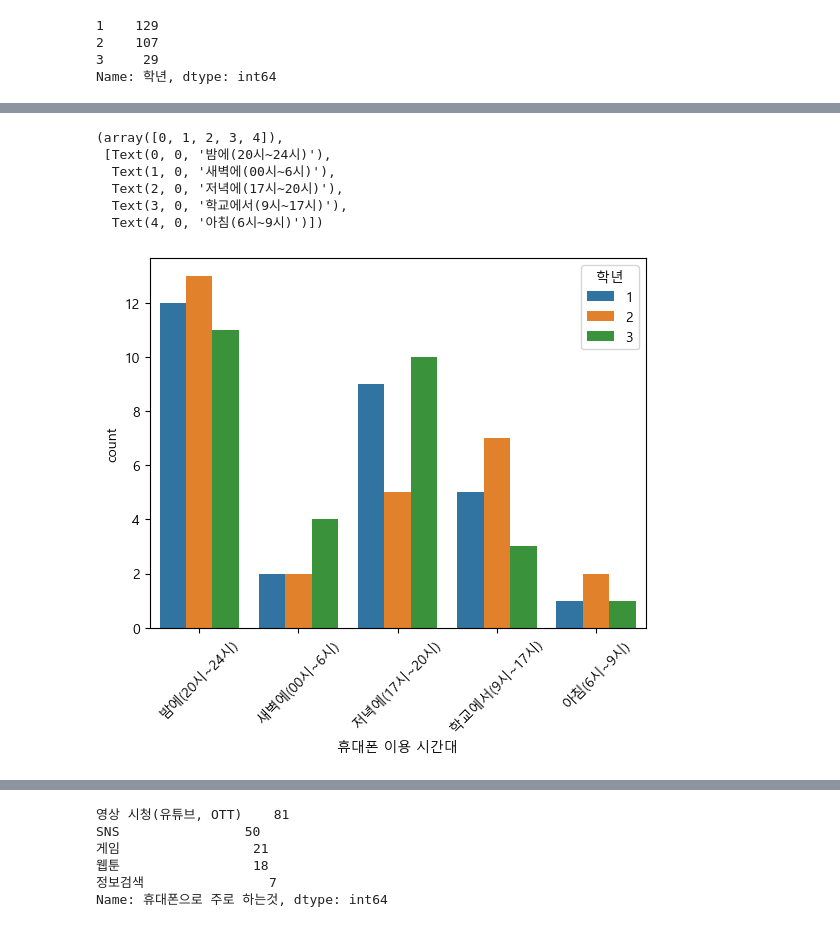
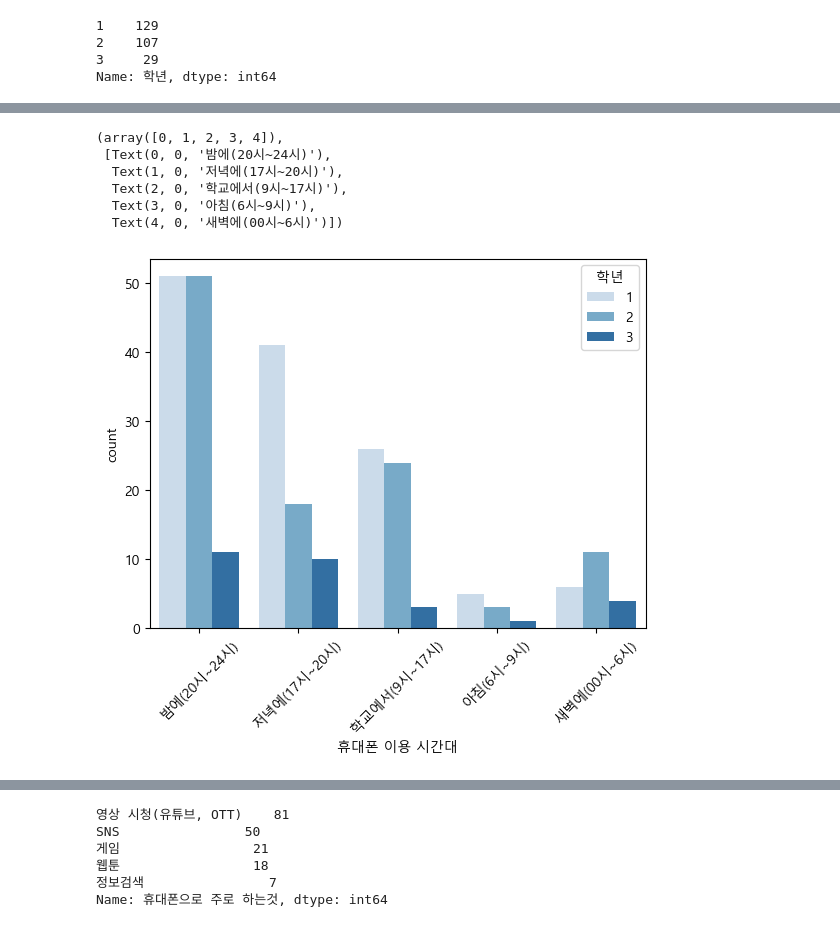
Before and after one commit to domangga/jupyter_notebook_1-99, a Jupyter notebook: 대회준비2.ipynb, the cells around one changed output, grey strips where cells are left out. Saved outputs shown, nothing was run; the diff lists cells and outputs as text; code cells hidden in the pictures.

```diff
--- a/대회준비2.ipynb
+++ b/대회준비2.ipynb
@@ -96,7 +89,7 @@ k["학년"].value_counts()
 3     29
 Name: 학년, dtype: int64
 # %%
-a=k[k["학년"]==1].sample(n=29)
-b=k[k["학년"]==2].sample(n=29)
+a=k[k["학년"]==1]
+b=k[k["학년"]==2]
 c=k[k["학년"]==3]
 new_df=pd.concat([a,b,c])
@@ -139,16 +127,16 @@ fig.show()
 # %% [output]
 [interactive output not drawn]
 # %%
-sns.countplot(data=new_df, x="휴대폰 이용 시간대",hue="학년")
+sns.countplot(data=new_df, x="휴대폰 이용 시간대",hue="학년",palette="Blues")
 plt.xticks(rotation=45, fontsize=10)
 # %% [output]
 (array([0, 1, 2, 3, 4]),
  [Text(0, 0, '밤에(20시~24시)'),
-  Text(1, 0, '새벽에(00시~6시)'),
-  Text(2, 0, '저녁에(17시~20시)'),
-  Text(3, 0, '학교에서(9시~17시)'),
-  Text(4, 0, '아침(6시~9시)')])
+  Text(1, 0, '저녁에(17시~20시)'),
+  Text(2, 0, '학교에서(9시~17시)'),
+  Text(3, 0, '아침(6시~9시)'),
+  Text(4, 0, '새벽에(00시~6시)')])
-[figure, old version]
+[figure, new version]
 # %%
 Grade1 = a['휴대폰 이용 시간대']
 Grade1 = pd.DataFrame(Grade1.value_counts())
```
Also changed, not shown: parts of 10 cells of this notebook, 2 other files.
